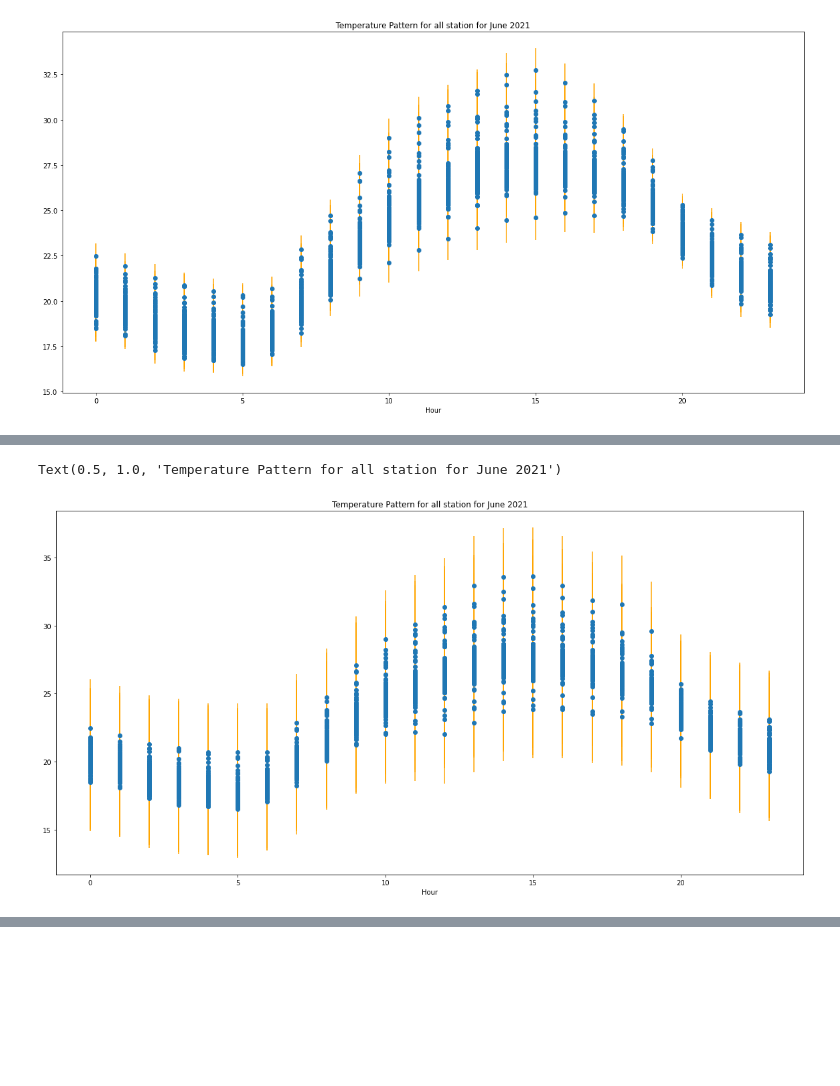
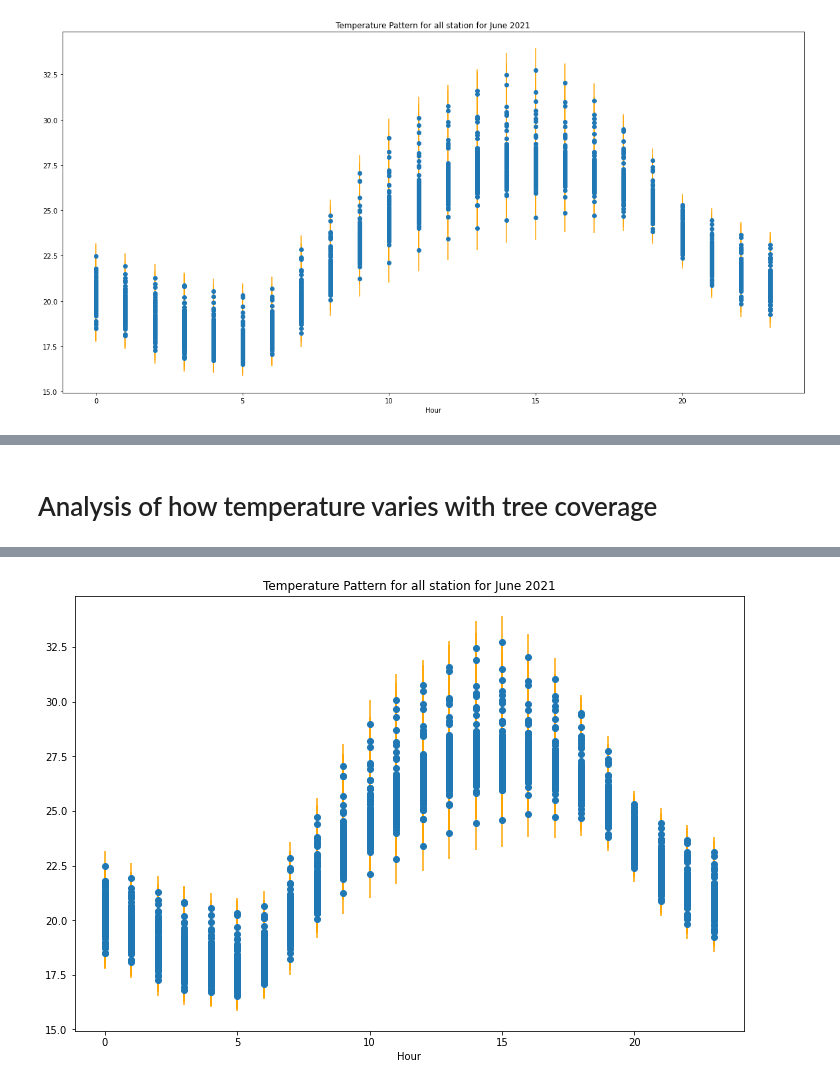
Before and after one commit to khatrigaurav/temperature_modelling, a Jupyter notebook: Analytics/2. Spatial Analysis.ipynb, the cells around one changed output, grey strips where cells are left out. Saved outputs shown, nothing was run; the diff lists cells and outputs as text; code cells hidden in the pictures; blank space fills up the shorter version.

```diff
--- a/Analytics/2. Spatial Analysis.ipynb
+++ b/Analytics/2. Spatial Analysis.ipynb
@@ -193,8 +172,0 @@ normal_data[(normal_data.stationID=='KWIMADIS162') & (normal_data.day==12)]
-# %%
-plt.figure(figsize=(20,10))
-plt.errorbar(grouped_data_normal.hour, grouped_data_normal.temperature, yerr=grouped_data_normal.temperature.std(), fmt='o', ecolor='orange', capthick=2)
-plt.xlabel('Hour')
-plt.title('Temperature Pattern for all station for June 2021')
-# %% [output]
-Text(0.5, 1.0, 'Temperature Pattern for all station for June 2021')
-[figure, removed]
@@ -203,2 +173,10 @@ pe.line(grouped_data_normal, x="hour", y="temperature", color='station', title='
 # %%
 pe.scatter(gd, x="hour", y="temperature", color='station', title='Temperature Pattern for Normal Stations',)
+# %% [markdown]
+# Analysis of how temperature varies with tree coverage
+# %%
+from lib import crowdqc as cqc
+grouped_data = pd.read_csv('Analytics/temp_data/grouped_data_untouched.csv')
+# %%
+cqc.level_1_plot(grouped_data)
+# %% [output]
@@ -205 +184,2 @@ pe.scatter(gd, x="hour", y="temperature", color='station', title='Temperature Pa
+[figure, added]
 # %%
```
Also changed, not shown: parts of 8 cells of this notebook, 1 other file.
